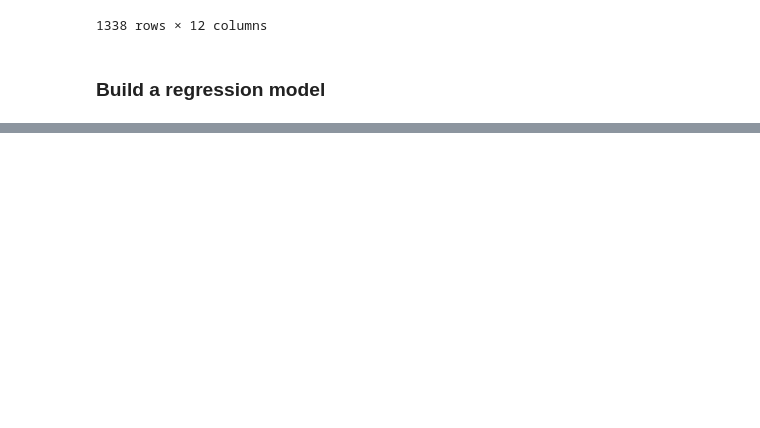
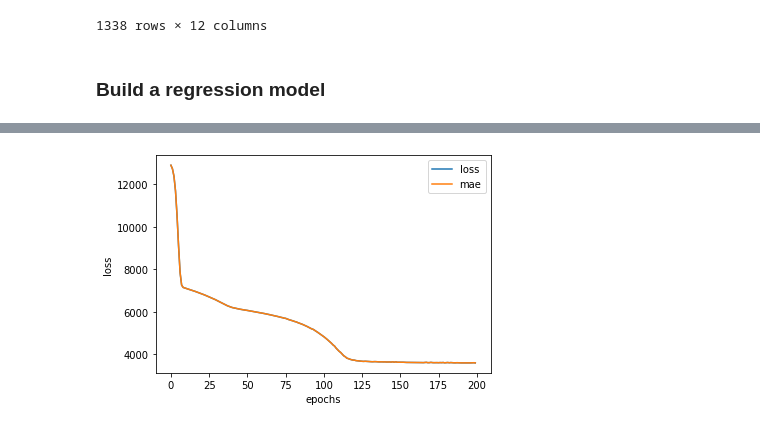
Before and after one commit to pkro/tensorflow_cert_training, a Jupyter notebook: colab_notebooks/01b_a_larger_example.ipynb, the cells around one changed output, grey strips where cells are left out. Cells and saved outputs as stored; diff of their text form; code cells hidden in the pictures; blank space fills up the shorter version.

```diff
--- a/colab_notebooks/01b_a_larger_example.ipynb
+++ b/colab_notebooks/01b_a_larger_example.ipynb
@@ -128,0 +331,21 @@ insurance
+# %%
+# Try to improve the so far best model insurance_model_3
+tf.random.set_seed(42)
+
+insurance_model_4 = tf.keras.models.Sequential([
+    tf.keras.layers.Dense(100),
+    tf.keras.layers.Dense(10),
+    tf.keras.layers.Dense(1)
+])
+
+# change learning rage
+insurance_model_4.compile(optimizer=tf.keras.optimizers.Adam(),
+                          loss=tf.keras.losses.MAE,
+                          metrics=["mae"])
+# more epochs
+history_4 = insurance_model_4.fit(X_train, y_train, epochs=200, verbose=0)
+
+plot_history(history_4)
+print("insurance_model_3 evaluation: ", insurance_model_3.evaluate(X_test, y_test))
+print("insurance_model_4 evaluation: ", insurance_model_4.evaluate(X_test, y_test))
+# %% [output]
@@ -128,0 +356 @@ insurance
+[figure, added]
```
Also changed, not shown: parts of 23 cells of this notebook.
